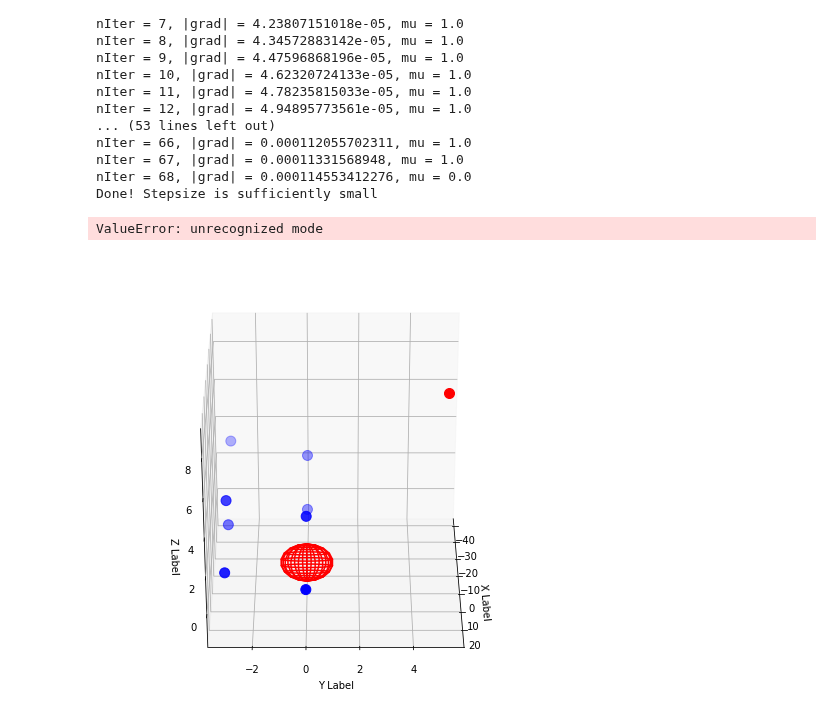
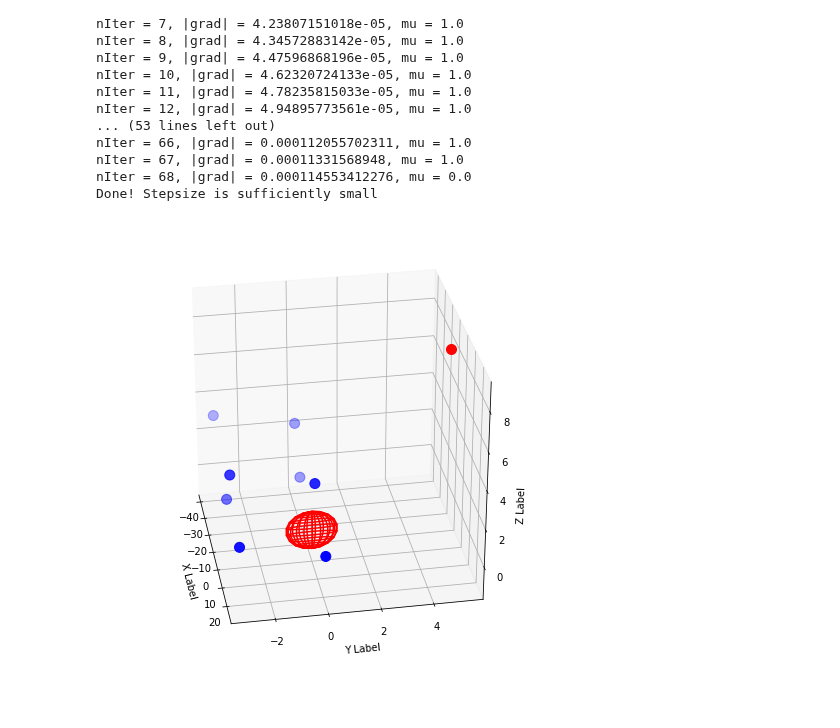
Before and after one commit to longle2718/audio_loc, a Jupyter notebook: python/main.ipynb, the cells around one changed output. Saved outputs shown, nothing was run; the diff lists cells and outputs as text; code cells hidden in the pictures.

Commit message:
successfully save matplotlib figure on an PIL Image object

```diff
--- a/python/main.ipynb
+++ b/python/main.ipynb
@@ -167,37 +166,52 @@ nIter = 67, |grad| = 0.00011331568948, mu = 1.0
 nIter = 68, |grad| = 0.000114553412276, mu = 0.0
 Done! Stepsize is sufficiently small
 # %%
+def fig2data ( fig ):
+    """
+    @brief Convert a Matplotlib figure to a 4D numpy array with RGBA channels and return it
+    @param fig a matplotlib figure
+    @return a numpy 3D array of RGBA values
+    """
+    # draw the renderer
+    fig.canvas.draw ( )
+
+    # Get the RGBA buffer from the figure
+    w,h = fig.canvas.get_width_height()
+    buf = np.fromstring ( fig.canvas.tostring_argb(), dtype=np.uint8 )
+    buf.shape = ( w, h, 4 )
+
+    # canvas.tostring_argb give pixmap in ARGB mode. Roll the ALPHA channel to have it in RGBA mode
+    buf = np.roll ( buf, 3, axis = 2 )
+    return buf
+
 def draw_ball(axes,cen,rad):
     u, v = np.mgrid[0:2*np.pi:20j, 0:np.pi:10j]
     x = np.cos(u)*np.sin(v)
     y = np.sin(u)*np.sin(v)
     z = np.cos(v)
     axes.plot_wireframe(cen[0]+x,cen[1]+y,cen[2]+z,color="r")
 
 fig = plt.figure(figsize=(8,8))
 axes = fig.gca(projection='3d')
 axes.scatter(micsloc[:,0],micsloc[:,1],micsloc[:,2],s=100,c='b')
 axes.scatter(loc[0],loc[1],loc[2],s=100,c='r')
 draw_ball(axes,[0,0,0],err*50)
 axes.set_xlabel('X Label')
 axes.set_ylabel('Y Label')
 axes.set_zlabel('Z Label')
 
-size = fig.get_size_inches()*fig.dpi # size in pixels
-size = tuple(size.astype(int))
-#print(size)
-
 images = []
 for angle in range(0,360,10):
     axes.view_init(30, angle)
+    imData = fig2data(fig)
+    w,h,d = imData.shape
+    im = PIL_Image.frombytes('RGBA',(w,h),imData)
+    images.append(im)
+    '''
     with BytesIO() as fid:
         plt.savefig(fid,format='tif')
         fid.seek(0)
         imData = fid.read()
-        fid.close()
-        #im = PIL_Image.open(fid)
-        im = PIL_Image.frombytes('RGBX',size,imData)
-        images.append(im)
+    '''
 # %% [output]
-ValueError: unrecognized mode
-[figure, old version]
+[figure, new version]
```
Also changed, not shown: parts of 5 cells of this notebook.
